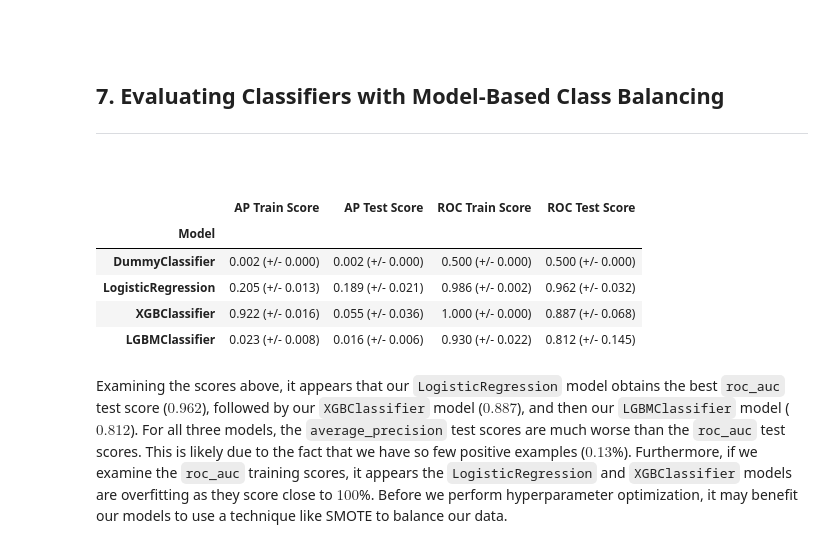
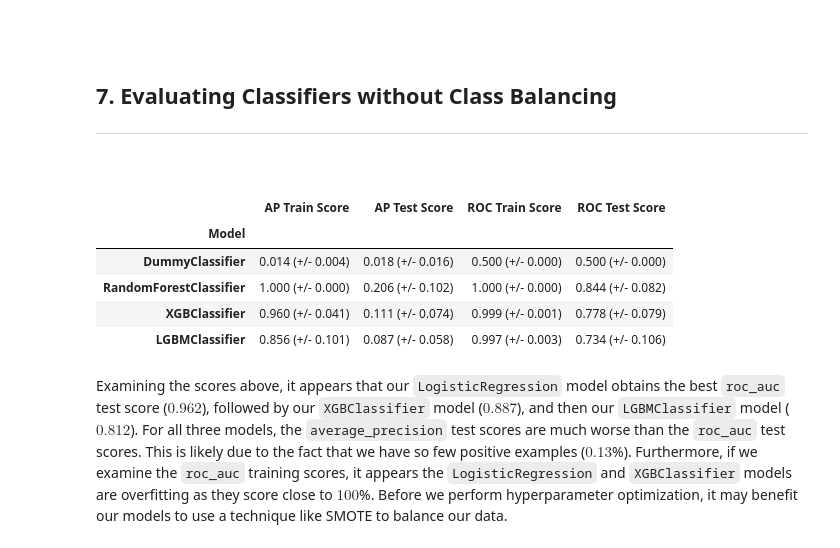
Before and after one commit to lukebass/wews, a Jupyter notebook: report/project.ipynb, the cells around one changed output. Saved outputs shown, nothing was run; the diff lists cells and outputs as text; code cells hidden in the pictures.

```diff
--- a/report/project.ipynb
+++ b/report/project.ipynb
@@ -233,8 +232,6 @@ df
 # %% [markdown]
 Because we are concerned with predicting wildfire spread, we can remove samples from the dataset on days which no fires took place in Mendocino National Forest. The easiest way to do this is to group our dataset by our `date` field and take the `sum` of the `fire_today` field. If the `sum` is $0$, then we know that no fires took place on that day. This will, ideally, further reduce some of the examples from our dataset for which our prediction models will have little use.
 # %%
-groups = df.groupby('date')
-for name, group in groups:
+for name, group in df.groupby('date'):
     if group['fire_today'].sum() == 0:
         df = df.drop(group.index)
-df
@@ -406,7 +389,7 @@ lag_features = [
     'u_wind',
     'v_wind',
     'surface_pressure',
-    'precipitation',
+    'precipitation'
 ]
 
 def lagFeatures(df, features, shift, feature_name=None, clip=False, sortby=['date'], groupby='region'):
@@ -451,8 +434,9 @@ For each of our numeric features, we now have a lagged version of that feature f
 # %% [markdown]
 Because our dataset is a time series, we are unable to randomly split our data using conventional methods like `train_test_split`. Instead, we will take all data before $2021$ as our training set and all data after this point, all of $2021$, as our testing set.
 # %%
-train_df = lag_df.query('date < 20210101')
-test_df = lag_df.query('date >= 20210101')
+sorted_df = lag_df.sort_values(by=['date', 'region'])
+train_df = sorted_df.query('date < 20210101')
+test_df = sorted_df.query('date >= 20210101')
 print('Ratio of Training data: %.3f' % (len(train_df) / (len(train_df) + len(test_df))))
 # %% [output]
 Ratio of Training data: 0.852
@@ -570,58 +554,54 @@ As we stated above, with the exception of `date` and `month`, all of our feature
 # %% [markdown]
 <br>
 # %% [markdown]
-## 7. Evaluating Classifiers with Model-Based Class Balancing
+## 7. Evaluating Classifiers without Class Balancing
 <hr><br>
 # %%
 columns = ['Model', 'AP Train Score', 'AP Test Score', 'ROC Train Score', 'ROC Test Score']
-scale_pos_weight = np.bincount(y_train)[0] / np.bincount(y_train)[1]
 models = {
     'DummyClassifier': DummyClassifier(),
-    'LogisticRegression': LogisticRegression(class_weight='balanced', max_iter=5000),
-    'XGBClassifier': XGBClassifier(scale_pos_weight=scale_pos_weight),
-    'LGBMClassifier': LGBMClassifier(scale_pos_weight=scale_pos_weight),
+    'RandomForestClassifier': RandomForestClassifier(),
+    'XGBClassifier': XGBClassifier(),
+    'LGBMClassifier': LGBMClassifier()
 }
 
-def crossValidateSummary(model, X_train, y_train, scoring=['precision', 'recall', 'f1', 'roc_auc']):
+def crossValidateSummary(model, X_train, y_train, scoring=['average_precision', 'roc_auc']):
     scores = cross_validate(
         model,
         X_train,
         y_train,
         scoring=scoring,
         return_train_score=True,
+        cv=TimeSeriesSplit(),
         n_jobs=-1
     )
 
     return [
-        ('%0.3f (+/- %0.3f)' % (scores['train_precision'].mean(), scores['train_precision'].std())),
-        ('%0.3f (+/- %0.3f)' % (scores['test_precision'].mean(), scores['test_precision'].std())),
-        ('%0.3f (+/- %0.3f)' % (scores['train_recall'].mean(), scores['train_recall'].std())),
-        ('%0.3f (+/- %0.3f)' % (scores['test_recall'].mean(), scores['test_recall'].std())),
-        ('%0.3f (+/- %0.3f)' % (scores['train_f1'].mean(), scores['train_f1'].std())),
-        ('%0.3f (+/- %0.3f)' % (scores['test_f1'].mean(), scores['test_f1'].std())),
+        ('%0.3f (+/- %0.3f)' % (scores['train_average_precision'].mean(), scores['train_average_precision'].std())),
+        ('%0.3f (+/- %0.3f)' % (scores['test_average_precision'].mean(), scores['test_average_precision'].std())),
         ('%0.3f (+/- %0.3f)' % (scores['train_roc_auc'].mean(), scores['train_roc_auc'].std())),
-        ('%0.3f (+/- %0.3f)' % (scores['test_roc_auc'].mean(), scores['test_roc_auc'].std())),
+        ('%0.3f (+/- %0.3f)' % (scores['test_roc_auc'].mean(), scores['test_roc_auc'].std()))
     ]
 
 def evaluateModels(X_train=X_train, y_train=y_train, models=models, preprocessor=preprocessor, sampler=False):
     summary = []
 
     for name, model in models.items():
         pipe = make_pipeline(preprocessor, model) if sampler is False else imb_make_pipeline(preprocessor, SMOTE(), model)
         scores = crossValidateSummary(pipe, X_train, y_train)
         summary.append([name if sampler is False else name + ' (smote)', scores[0], scores[1], scores[2], scores[3]])
 
     return summary
 
 summary = evaluateModels()
 pd.DataFrame(summary, columns=columns).set_index('Model')
 # %% [output]
 |  | AP Train Score | AP Test Score | ROC Train Score | ROC Test Score |
 | Model |  |  |  |  |
-| DummyClassifier | 0.002 (+/- 0.000) | 0.002 (+/- 0.000) | 0.500 (+/- 0.000) | 0.500 (+/- 0.000) |
-| LogisticRegression | 0.205 (+/- 0.013) | 0.189 (+/- 0.021) | 0.986 (+/- 0.002) | 0.962 (+/- 0.032) |
-| XGBClassifier | 0.922 (+/- 0.016) | 0.055 (+/- 0.036) | 1.000 (+/- 0.000) | 0.887 (+/- 0.068) |
-| LGBMClassifier | 0.023 (+/- 0.008) | 0.016 (+/- 0.006) | 0.930 (+/- 0.022) | 0.812 (+/- 0.145) |
+| DummyClassifier | 0.014 (+/- 0.004) | 0.018 (+/- 0.016) | 0.500 (+/- 0.000) | 0.500 (+/- 0.000) |
+| RandomForestClassifier | 1.000 (+/- 0.000) | 0.206 (+/- 0.102) | 1.000 (+/- 0.000) | 0.844 (+/- 0.082) |
+| XGBClassifier | 0.960 (+/- 0.041) | 0.111 (+/- 0.074) | 0.999 (+/- 0.001) | 0.778 (+/- 0.079) |
+| LGBMClassifier | 0.856 (+/- 0.101) | 0.087 (+/- 0.058) | 0.997 (+/- 0.003) | 0.734 (+/- 0.106) |
 # %% [markdown]
 Examining the scores above, it appears that our `LogisticRegression` model obtains the best `roc_auc` test score ($0.962$), followed by our `XGBClassifier` model ($0.887$), and then our `LGBMClassifier` model ($0.812$). For all three models, the `average_precision` test scores are much worse than the `roc_auc` test scores. This is likely due to the fact that we have so few positive examples ($0.13$%). Furthermore, if we examine the `roc_auc` training scores, it appears the `LogisticRegression` and `XGBClassifier` models are overfitting as they score close to $100$%. Before we perform hyperparameter optimization, it may benefit our models to use a technique like SMOTE to balance our data.
 # %% [markdown]
```
Also changed, not shown: parts of 5 cells of this notebook.
